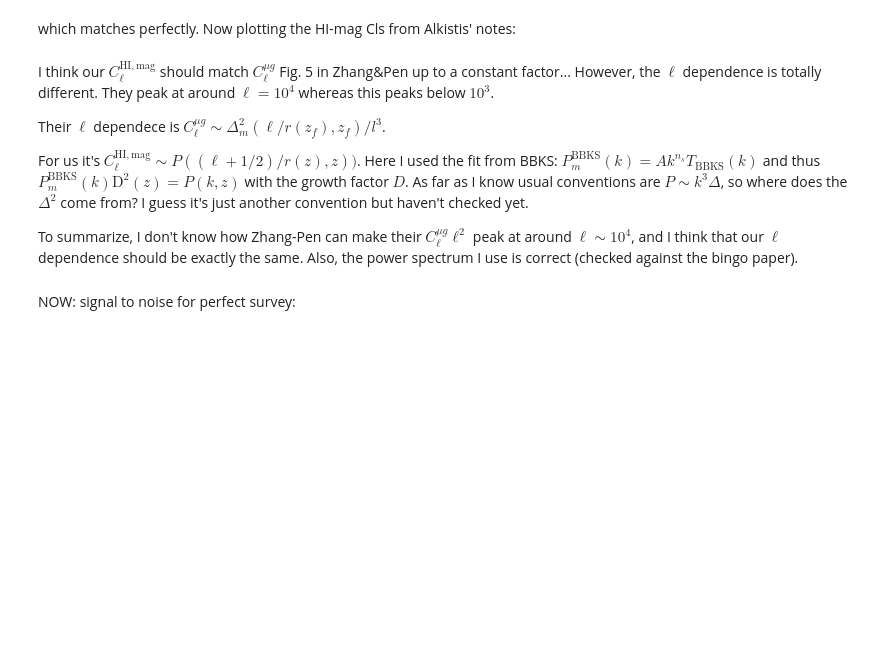
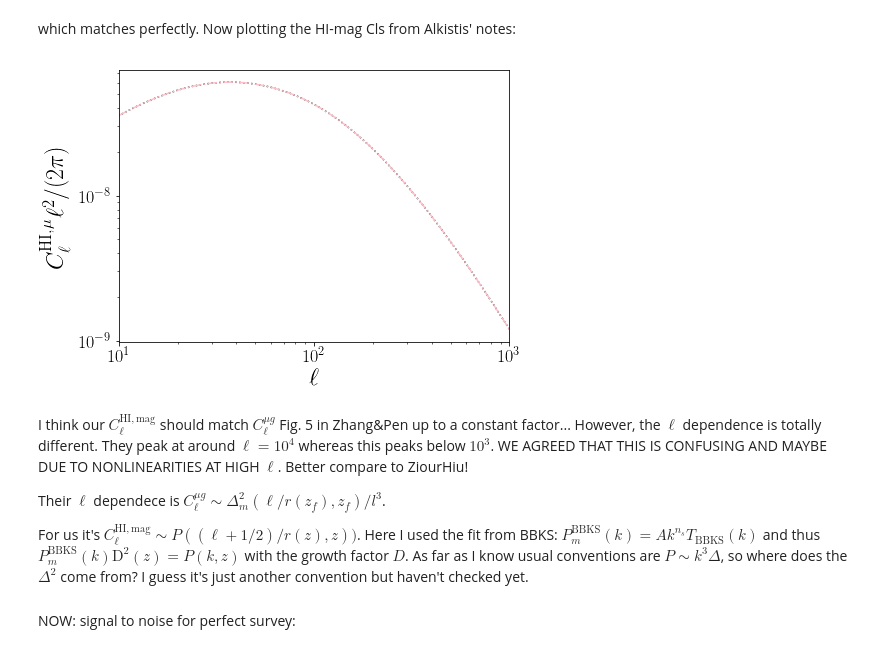
Before and after one commit to amadeuswi/MagBias, a Jupyter notebook: S2N.ipynb, the cells around one changed output. Drawn from its saved outputs; the diff is of its cells as text; code cells hidden in the pictures; blank space fills up the shorter version.

Commit message:
fixed some things, signal to noise for perfect survey should be correct now

```diff
--- a/S2N.ipynb
+++ b/S2N.ipynb
@@ -61,10 +88,10 @@ def sg(z): #number count slope. Fit taken from eq 23 in 1611.01322v2
 
 
 
-def g(z,zb, dzb): #lensing kernel
+def g(z,zcenter, halfzwidth): #lensing kernel
     """zb is background redshift"""
-    zmin = zb - dzb
-    zmax = zb + dzb
+    zmin = zcenter - halfzwidth
+    zmax = zcenter + halfzwidth
     integral = integrate.quad(lambda zint:
                               (rCom(zint) - rCom(z))/rCom(zint) * W_tophat(zint, zmin, zmax)
                               ,z
@@ -89,7 +116,7 @@ def g(z,zb, dzb): #lensing kernel
 
 def Cl_HIxmag(ltable, zf, zb, delta_zf, Nint = 500):
     #note there is no T_obs factor because we want to compare with galaxy case
-    fac1 = 3/2 * H_0/c * Omega_m
+    fac1 = 3/2 * (H_0/c)**2 * Omega_m #no square on (H_0/c) because it cancels out
     fac2 = bHI * (5*sg(zb) - 2)
     zmin = zf - delta_zf
     zmax = zf + delta_zf
@@ -99,6 +126,6 @@ def Cl_HIxmag(ltable, zf, zb, delta_zf, Nint = 500):
     integrand=np.zeros([len(ztab),len(ltable)])
     for il in range(len(ltable)):
         ell = ltable[il]
-        integrand[:,il]= (1+ztab) / E_z(ztab) * W_tophat(ztab, zfmin, zfmax) * gtab / rCom(ztab)**2 * P_cdm_BBKS(( ell + 1/2)/rCom(ztab)) * D_z(ztab)**2
+        integrand[:,il]= (1+ztab) * W_tophat(ztab, zfmin, zfmax) * gtab / rCom(ztab)**2 * P_cdm_BBKS(( ell)/rCom(ztab)) * D_z(ztab)**2
     result= fac1 * fac2 * np.trapz(integrand,ztab,axis=0)
     return result
@@ -105,3 +134,24 @@ def Cl_HIxmag(ltable, zf, zb, delta_zf, Nint = 500):
+# %%
+#two ways to compute the same thing:
+
+def Cl_delkap2(ltable, zf, zb, delta_zf, Nint = 500):
+    fac = bHI * (5*sg(zb) - 2)
+    return Cl_HIxmag(ltable, zf, zb, delta_zf, Nint = Nint) / fac
+
+def Cl_delkap(ltable, zf, zb, delta_zf, Nint = 500):
+    fac = 3/2 * (H_0/c)**2 * Omega_m
+
+    zmin = zf - delta_zf
+    zmax = zf + delta_zf
+    ztab = np.linspace(zmin, zmax, Nint) #do checks on this! should be 0 to inf
+    gtab = [g(zz, zb, dzb) for zz in ztab] # this is slow
+
+    integrand=np.zeros([len(ztab),len(ltable)])
+    for il in range(len(ltable)):
+        ell = ltable[il]
+        integrand[:,il]= (1+ztab) * W_tophat(ztab, zfmin, zfmax) * gtab / rCom(ztab)**2 * P_cdm_BBKS(( ell)/rCom(ztab)) * D_z(ztab)**2
+    result= fac * np.trapz(integrand,ztab,axis=0)
+    return result
 # %% [markdown]
 Galaxy and HI autocorrelation Cls:
 # %%
@@ -169,23 +221,28 @@ which matches perfectly.
 Now plotting the HI-mag Cls from Alkistis' notes:
 # %%
 Cl_Hxm = Cl_HIxmag(ltab, zf, zb, dzf)
+Cl_dxk = Cl_delkap(ltab, zf, zb, dzf)
+Cl_dxk2 = Cl_delkap2(ltab, zf, zb, dzf)
 # Cl_gg = Cl_BBKS_gg(ltab, zfmin, zfmax)
 # %%
 fig = P.figure(); ax = fig.add_subplot(111);
-ax.loglog(ltab, Cl_Hxm*ltab**2 / 2 / pi)
+# ax.loglog(ltab, Cl_Hxm*ltab**2 / 2 / pi)
+ax.loglog(ltab, Cl_dxk, ls = ':', color = 'black')
+ax.loglog(ltab, Cl_dxk2, ls = '-.', color = 'pink')
 ax.set_xlabel("$\ell$")
 ax.set_ylabel("$C_\ell^\mathrm{HI, \mu} \ell^2/(2\pi)$")
 # ax.plot(ltab, Cl_Hxm*ltab**2/2/pi)
-
+ax.set_xlim((10,1000))
+# ax.set_ylim((1e-9, 2e-7))
 P.show()
+# %% [output]
+[figure, added]
 # %% [markdown]
-I think our $C_\ell^\mathrm{HI, mag}$ should match $C_\ell^{\mu g}$ Fig. 5 in Zhang&Pen up to a constant factor... However, the $\ell$ dependence is totally different. They peak at around $\ell = 10^4$ whereas this peaks below $10^3$.
+I think our $C_\ell^\mathrm{HI, mag}$ should match $C_\ell^{\mu g}$ Fig. 5 in Zhang&Pen up to a constant factor... However, the $\ell$ dependence is totally different. They peak at around $\ell = 10^4$ whereas this peaks below $10^3$. WE AGREED THAT THIS IS CONFUSING AND MAYBE DUE TO NONLINEARITIES AT HIGH $\ell$. Better compare to ZiourHiu!
 
 Their $\ell$ dependece is $C_\ell^{\mu g} \sim \Delta_m^2(\ell/r(z_f), z_f) / l^3$.
 
 For us it's $C_\ell^\mathrm{HI, mag} \sim P((\ell + 1/2)/r(z),z))$. Here I used the fit from BBKS: $P_m^\mathrm{BBKS}(k) = Ak^{n_s}T_\mathrm{BBKS}(k)$ and thus $P_m^\mathrm{BBKS}(k) \mathrm D^2(z) = P(k,z)$ with the growth factor $D$. As far as I know usual conventions are $P \sim k^3 \Delta$, so where does the $\Delta^2$ come from? I guess it's just another convention but haven't checked yet.
-
-To summarize, I don't know how Zhang-Pen can make their $C_\ell^{\mu g}\ell^2$ peak at around $\ell \sim 10^4$, and I think that our $\ell$ dependence should be exactly the same. Also, the power spectrum I use is correct (checked against the bingo paper).
 # %% [markdown]
 NOW: signal to noise for perfect survey:
 # %%
```
Also changed, not shown: parts of 7 cells of this notebook.
